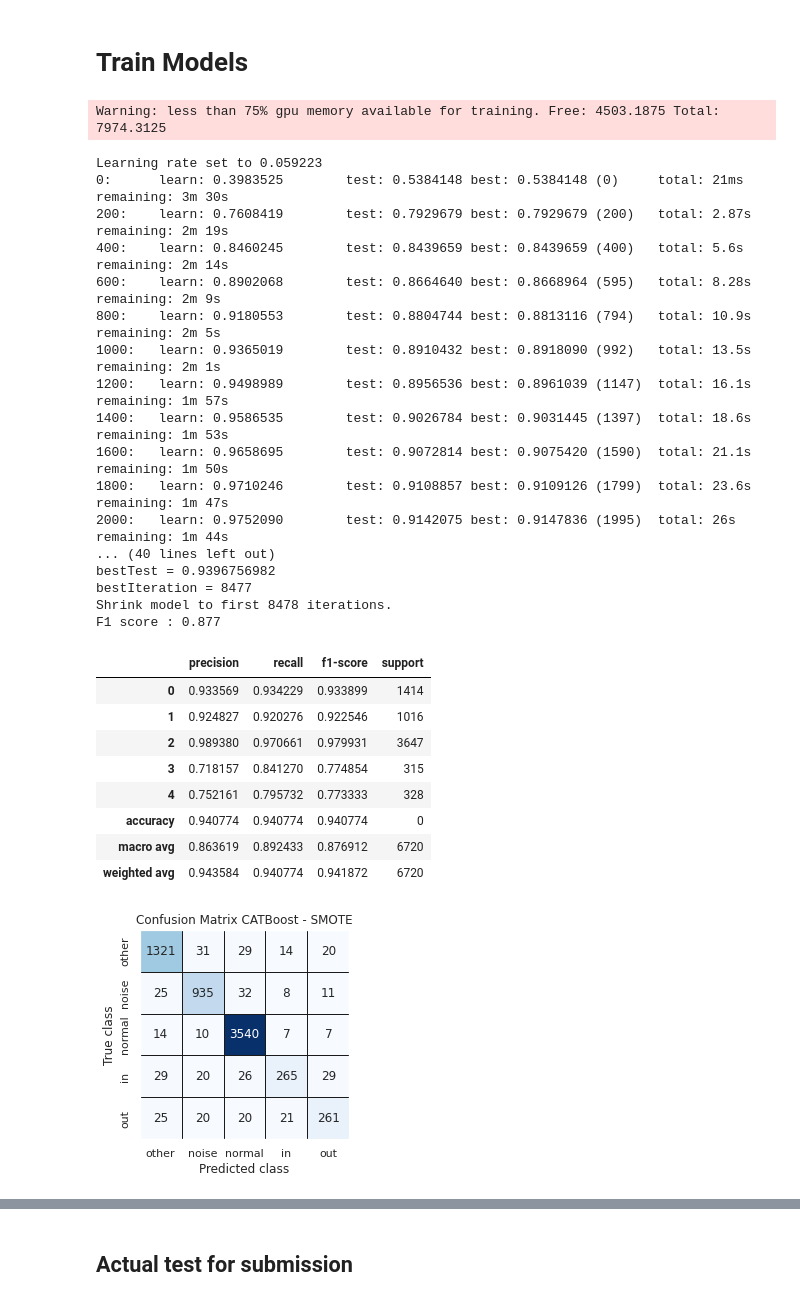
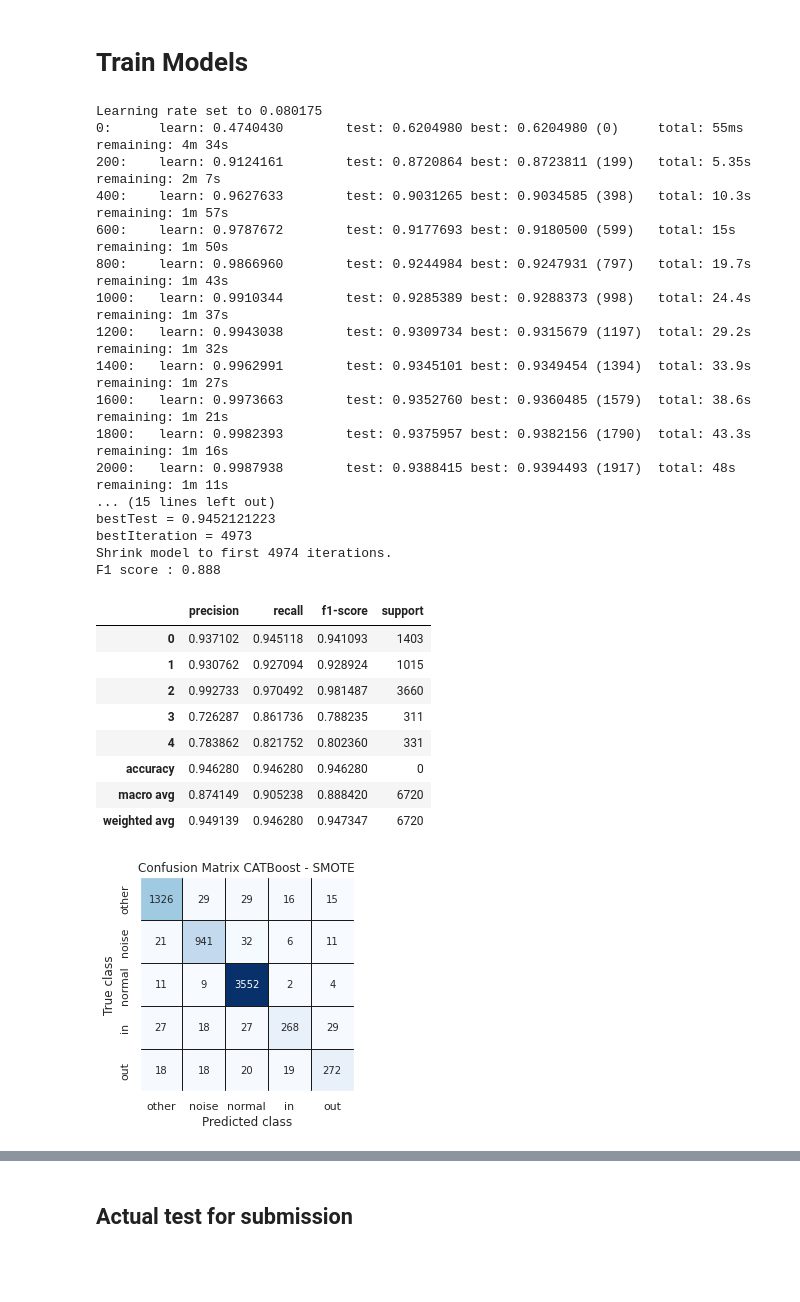
Before and after one commit to fedebotu/aichallenge-2022, a Jupyter notebook: notebooks/fede/3a CATBoost optuna.ipynb, the cells around one changed output, grey strips where cells are left out. Saved outputs shown, nothing was run; the diff lists cells and outputs as text; code cells hidden in the pictures; blank space fills up the shorter version.

```diff
--- a/notebooks/fede/3a CATBoost optuna.ipynb
+++ b/notebooks/fede/3a CATBoost optuna.ipynb
@@ -152,56 +139,56 @@ CatBoostError: catboost/private/libs/options/catboost_options.cpp:779: MVS is no
 
 <!-- Tricks: we can use custom parameters to maximize the F1 score -->
 # %%
-
 clf = CatBoostClassifier(
-    iterations=10000,
+    iterations=5000,
     verbose=200,
     objective='MultiClass',
     eval_metric = 'TotalF1',
     custom_metric='TotalF1',
     task_type="GPU",
-    # devices='0:1',
+    depth=9,
+    devices='2:3',
+    # learning_rate=0.3
     # class_weights=class_weights
 )
 
 
 clf.fit(
     X_oversample, y_oversample,
     # cat_features=labels,
     eval_set=(valid_X, valid_y),
 )
 
 pred_y = clf.predict(test_X)
 model_name, y_hat = MODEL_NAME, pred_y
 plot_confusion_matrix(test_y, y_hat, labels,  f'Confusion Matrix {model_name}')
 print('F1 score : {:.3f}'.format(f1_score(test_y, y_hat, average='macro')))
 pretty_classification_report(test_y, y_hat)
 # %% [output]
-Warning: less than 75% gpu memory available for training. Free: 4503.1875 Total: 7974.3125
+Learning rate set to 0.080175
+0:      learn: 0.4740430        test: 0.6204980 best: 0.6204980 (0)     total: 55ms     remaining: 4m 34s
+200:    learn: 0.9124161        test: 0.8720864 best: 0.8723811 (199)   total: 5.35s    remaining: 2m 7s
+400:    learn: 0.9627633        test: 0.9031265 best: 0.9034585 (398)   total: 10.3s    remaining: 1m 57s
+600:    learn: 0.9787672        test: 0.9177693 best: 0.9180500 (599)   total: 15s      remaining: 1m 50s
+800:    learn: 0.9866960        test: 0.9244984 best: 0.9247931 (797)   total: 19.7s    remaining: 1m 43s
+1000:   learn: 0.9910344        test: 0.9285389 best: 0.9288373 (998)   total: 24.4s    remaining: 1m 37s
+1200:   learn: 0.9943038        test: 0.9309734 best: 0.9315679 (1197)  total: 29.2s    remaining: 1m 32s
+1400:   learn: 0.9962991        test: 0.9345101 best: 0.9349454 (1394)  total: 33.9s    remaining: 1m 27s
+1600:   learn: 0.9973663        test: 0.9352760 best: 0.9360485 (1579)  total: 38.6s    remaining: 1m 21s
+1800:   learn: 0.9982393        test: 0.9375957 best: 0.9382156 (1790)  total: 43.3s    remaining: 1m 16s
+2000:   learn: 0.9987938        test: 0.9388415 best: 0.9394493 (1917)  total: 48s      remaining: 1m 11s
+... (15 lines left out)
+bestTest = 0.9452121223
+bestIteration = 4973
+Shrink model to first 4974 iterations.
+F1 score : 0.888
-Learning rate set to 0.059223
-0:      learn: 0.3983525        test: 0.5384148 best: 0.5384148 (0)     total: 21ms     remaining: 3m 30s
-200:    learn: 0.7608419        test: 0.7929679 best: 0.7929679 (200)   total: 2.87s    remaining: 2m 19s
-400:    learn: 0.8460245        test: 0.8439659 best: 0.8439659 (400)   total: 5.6s     remaining: 2m 14s
-600:    learn: 0.8902068        test: 0.8664640 best: 0.8668964 (595)   total: 8.28s    remaining: 2m 9s
-800:    learn: 0.9180553        test: 0.8804744 best: 0.8813116 (794)   total: 10.9s    remaining: 2m 5s
-1000:   learn: 0.9365019        test: 0.8910432 best: 0.8918090 (992)   total: 13.5s    remaining: 2m 1s
-1200:   learn: 0.9498989        test: 0.8956536 best: 0.8961039 (1147)  total: 16.1s    remaining: 1m 57s
-1400:   learn: 0.9586535        test: 0.9026784 best: 0.9031445 (1397)  total: 18.6s    remaining: 1m 53s
-1600:   learn: 0.9658695        test: 0.9072814 best: 0.9075420 (1590)  total: 21.1s    remaining: 1m 50s
-1800:   learn: 0.9710246        test: 0.9108857 best: 0.9109126 (1799)  total: 23.6s    remaining: 1m 47s
-2000:   learn: 0.9752090        test: 0.9142075 best: 0.9147836 (1995)  total: 26s      remaining: 1m 44s
-... (40 lines left out)
-bestTest = 0.9396756982
-bestIteration = 8477
-Shrink model to first 8478 iterations.
-F1 score : 0.877
 |  | precision | recall | f1-score | support |
-| 0 | 0.933569 | 0.934229 | 0.933899 | 1414 |
-| 1 | 0.924827 | 0.920276 | 0.922546 | 1016 |
-| 2 | 0.989380 | 0.970661 | 0.979931 | 3647 |
-| 3 | 0.718157 | 0.841270 | 0.774854 | 315 |
-| 4 | 0.752161 | 0.795732 | 0.773333 | 328 |
-| accuracy | 0.940774 | 0.940774 | 0.940774 | 0 |
-| macro avg | 0.863619 | 0.892433 | 0.876912 | 6720 |
-| weighted avg | 0.943584 | 0.940774 | 0.941872 | 6720 |
+| 0 | 0.937102 | 0.945118 | 0.941093 | 1403 |
+| 1 | 0.930762 | 0.927094 | 0.928924 | 1015 |
+| 2 | 0.992733 | 0.970492 | 0.981487 | 3660 |
+| 3 | 0.726287 | 0.861736 | 0.788235 | 311 |
+| 4 | 0.783862 | 0.821752 | 0.802360 | 331 |
+| accuracy | 0.946280 | 0.946280 | 0.946280 | 0 |
+| macro avg | 0.874149 | 0.905238 | 0.888420 | 6720 |
+| weighted avg | 0.949139 | 0.946280 | 0.947347 | 6720 |
-[figure, old version]
+[figure, new version]
```
Also changed, not shown: parts of 3 cells of this notebook, 7 other files.
